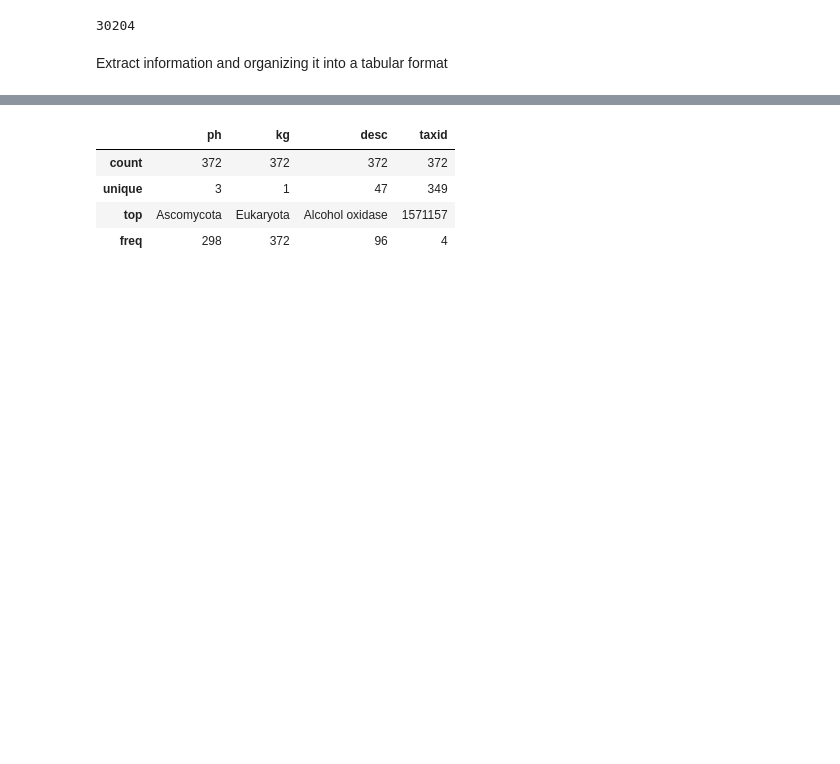
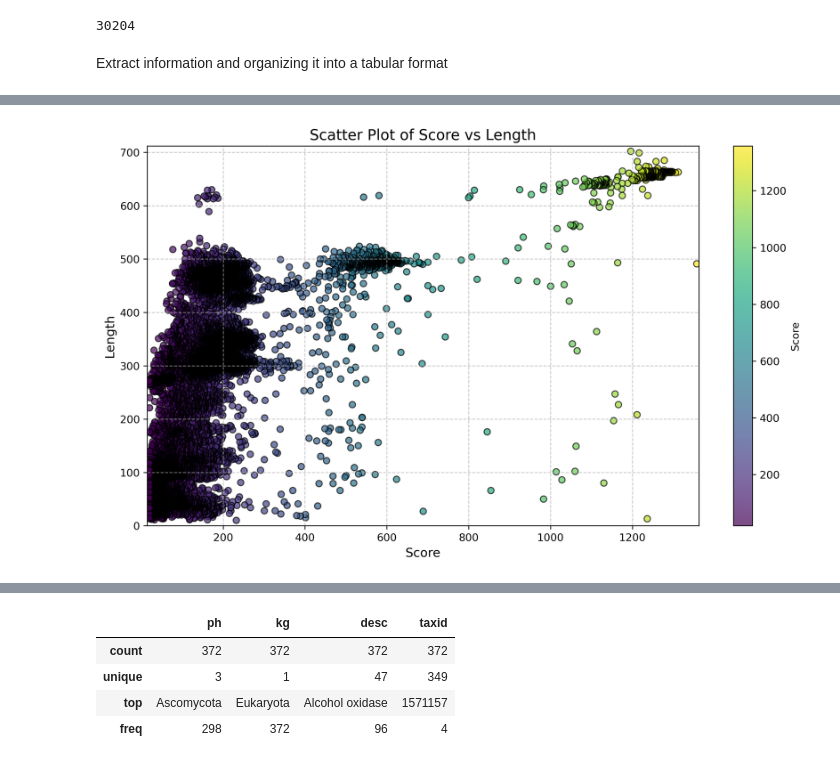
Before and after one commit to ZOOEEER/enzyme-mining-aox, a Jupyter notebook: main.ipynb, the cells around one changed output, grey strips where cells are left out. Saved outputs shown, nothing was run; the diff lists cells and outputs as text; code cells hidden in the pictures; blank space fills up the shorter version.

```diff
--- a/main.ipynb
+++ b/main.ipynb
@@ -424,3 +441,27 @@ plt.show()
+# %%
+plt.figure(figsize=(10, 6), dpi=300)
+scatter = plt.scatter(
+    df_hmmsearch['score'],
+    df_hmmsearch['length'],
+    c=df_hmmsearch['score'],  # Color points by score
+    cmap='viridis',
+    edgecolor='black',
+    alpha=0.7
+)
+plt.colorbar(scatter, label="Score")  # Add colorbar for score
+plt.title("Scatter Plot of Score vs Length", fontsize=14)
+plt.xlabel("Score", fontsize=12)
+plt.ylabel("Length", fontsize=12)
+plt.grid(True, linestyle='--', alpha=0.7)
+plt.tight_layout()
+
+# Optional: Adjust axis limits
+plt.xlim(df_hmmsearch['score'].min() - 5, df_hmmsearch['score'].max() + 5)
+plt.ylim(df_hmmsearch['length'].min() - 10, df_hmmsearch['length'].max() + 10)
+
+plt.show()
+# %% [output]
+[figure, added]
 # %%
 df_hmmsearch_600_700 = df_hmmsearch[
         (df_hmmsearch['length'] <= 700) &
```
Also changed, not shown: parts of 6 cells of this notebook, 6 other files.
